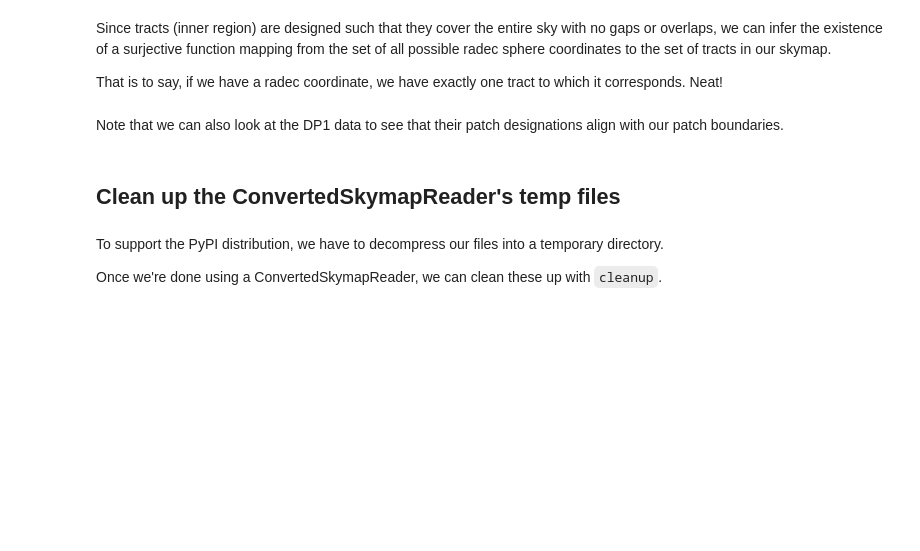
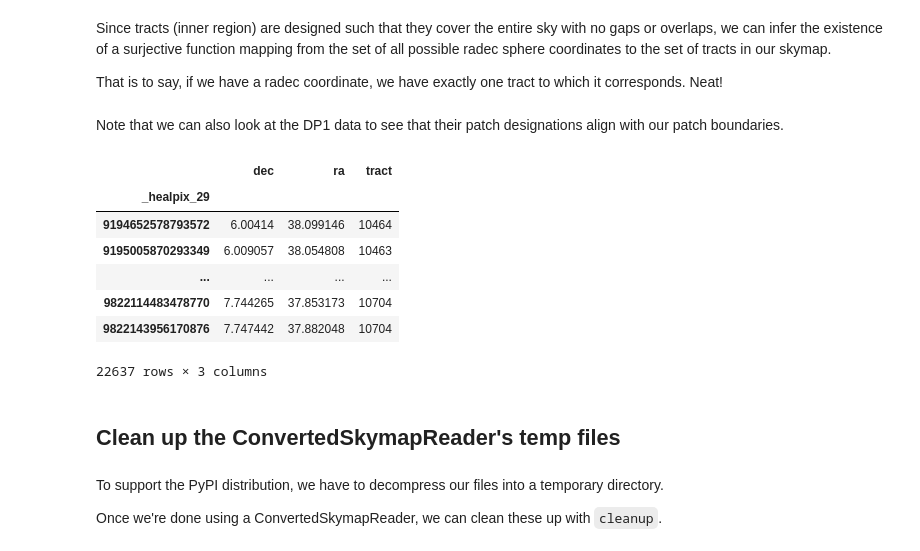
Before and after one commit to lincc-frameworks/skymap-convert, a Jupyter notebook: docs/notebooks/00 - Skymaps overview.ipynb, the cells around one changed output. Saved outputs shown, nothing was run; the diff lists cells and outputs as text; code cells hidden in the pictures; blank space fills up the shorter version.

```diff
--- a/docs/notebooks/00 - Skymaps overview.ipynb
+++ b/docs/notebooks/00 - Skymaps overview.ipynb
@@ -101,3 +99,14 @@ Since tracts (inner region) are designed such that they cover the entire sky wit
 That is to say, if we have a radec coordinate, we have exactly one tract to which it corresponds. Neat!
 # %% [markdown]
 Note that we can also look at the DP1 data to see that their patch designations align with our patch boundaries.
+# %%
+dp1_computed
+# %% [output]
+|  | dec | ra | tract |
+| _healpix_29 |  |  |  |
+| 9194652578793572 | 6.00414 | 38.099146 | 10464 |
+| 9195005870293349 | 6.009057 | 38.054808 | 10463 |
+| ... | ... | ... | ... |
+| 9822114483478770 | 7.744265 | 37.853173 | 10704 |
+| 9822143956170876 | 7.747442 | 37.882048 | 10704 |
+22637 rows × 3 columns
```
Also changed, not shown: parts of 2 cells of this notebook.
